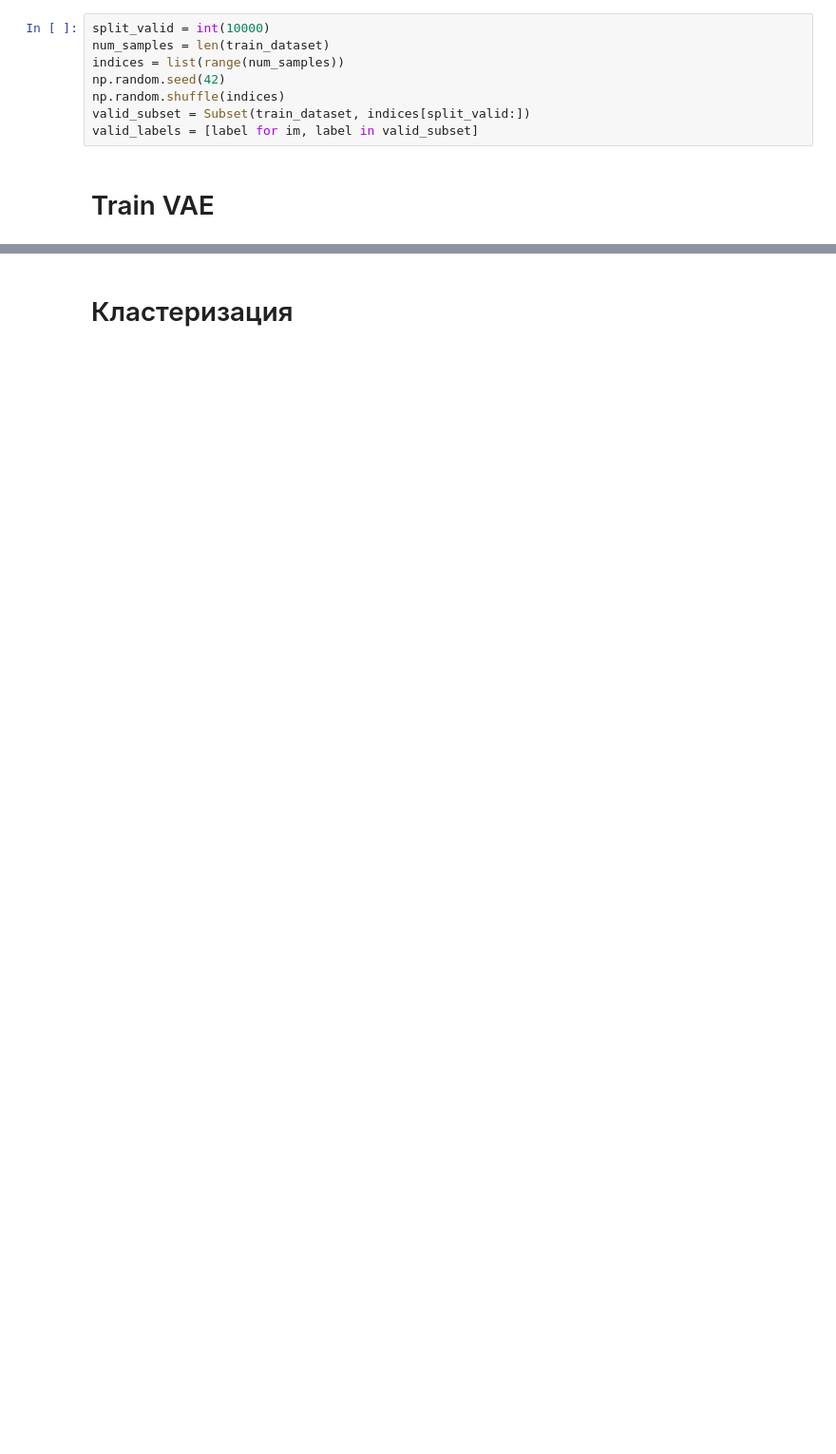
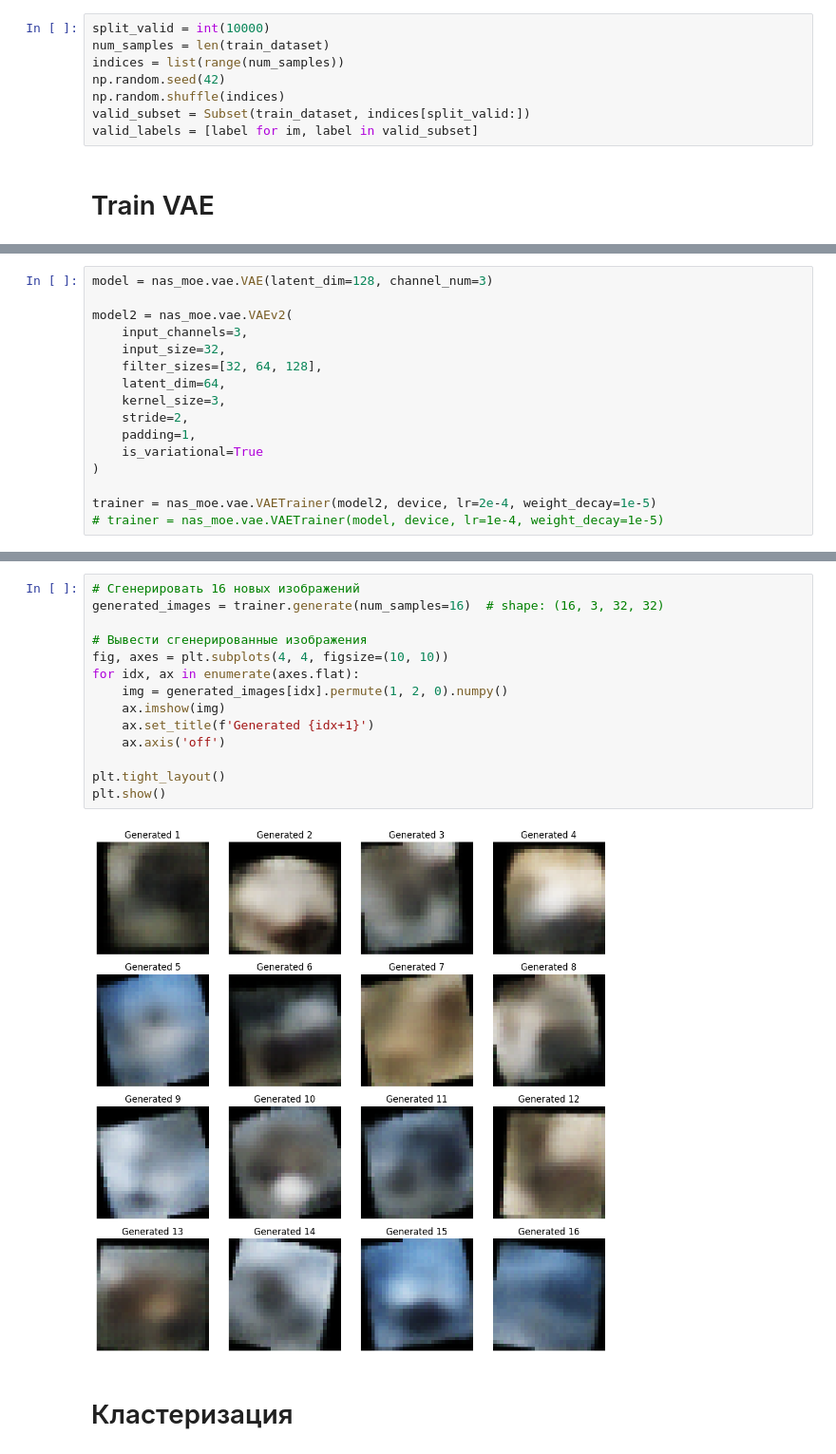
Before and after one commit to intsystems/nas-for-moe, a Jupyter notebook: code/cluster_cifar.ipynb, the cells around one changed output, grey strips where cells are left out. Shown at 95% size. Drawn from its saved outputs; the diff is of its cells as text; blank space fills up the shorter version.

```diff
--- a/code/cluster_cifar.ipynb
+++ b/code/cluster_cifar.ipynb
@@ -73,0 +86,16 @@ plt.imshow(latent_space.generate()[0].cpu().permute(1, 2, 0).detach().numpy())
+# %%
+model = nas_moe.vae.VAE(latent_dim=128, channel_num=3)
+
+model2 = nas_moe.vae.VAEv2(
+    input_channels=3,
+    input_size=32,
+    filter_sizes=[32, 64, 128],
+    latent_dim=64,
+    kernel_size=3,
+    stride=2,
+    padding=1,
+    is_variational=True
+)
+
+trainer = nas_moe.vae.VAETrainer(model2, device, lr=2e-4, weight_decay=1e-5)
+# trainer = nas_moe.vae.VAETrainer(model, device, lr=1e-4, weight_decay=1e-5)
@@ -74,3 +141,19 @@ plt.imshow(latent_space.generate()[0].cpu().permute(1, 2, 0).detach().numpy())
+# %%
+# Сгенерировать 16 новых изображений
+generated_images = trainer.generate(num_samples=16)  # shape: (16, 3, 32, 32)
+
+# Вывести сгенерированные изображения
+fig, axes = plt.subplots(4, 4, figsize=(10, 10))
+for idx, ax in enumerate(axes.flat):
+    img = generated_images[idx].permute(1, 2, 0).numpy()
+    ax.imshow(img)
+    ax.set_title(f'Generated {idx+1}')
+    ax.axis('off')
+
+plt.tight_layout()
+plt.show()
+# %% [output]
+[figure, added]
 # %% [markdown]
 # Кластеризация
 # %%
```
Also changed, not shown: parts of 28 cells of this notebook, 21 other files.
